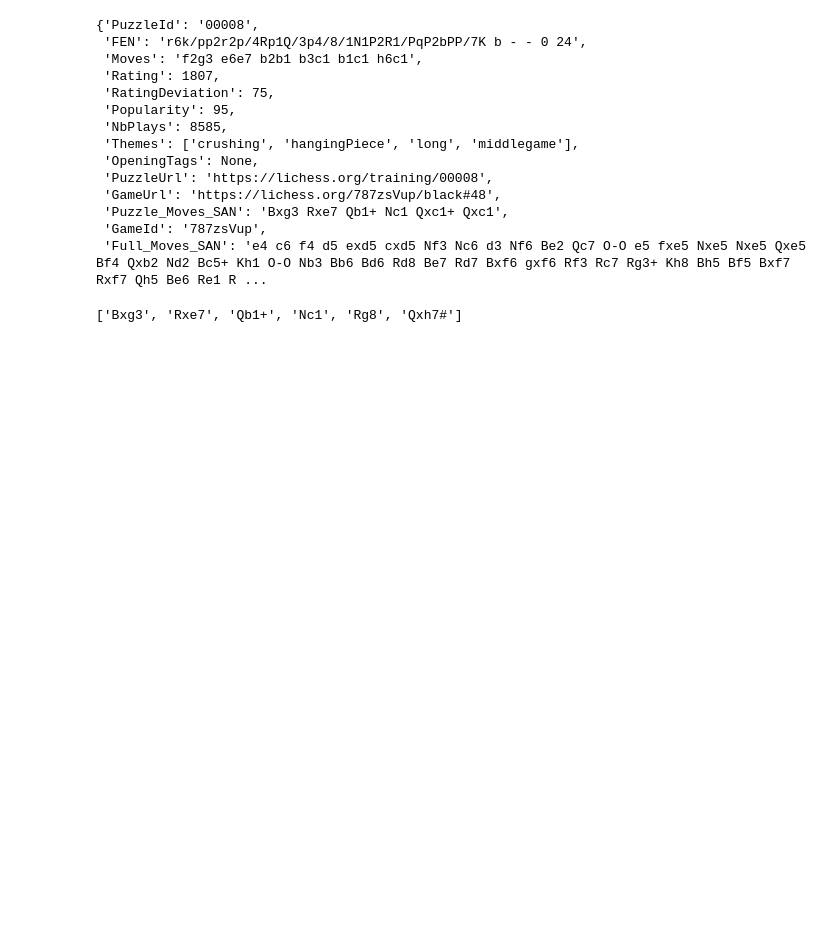
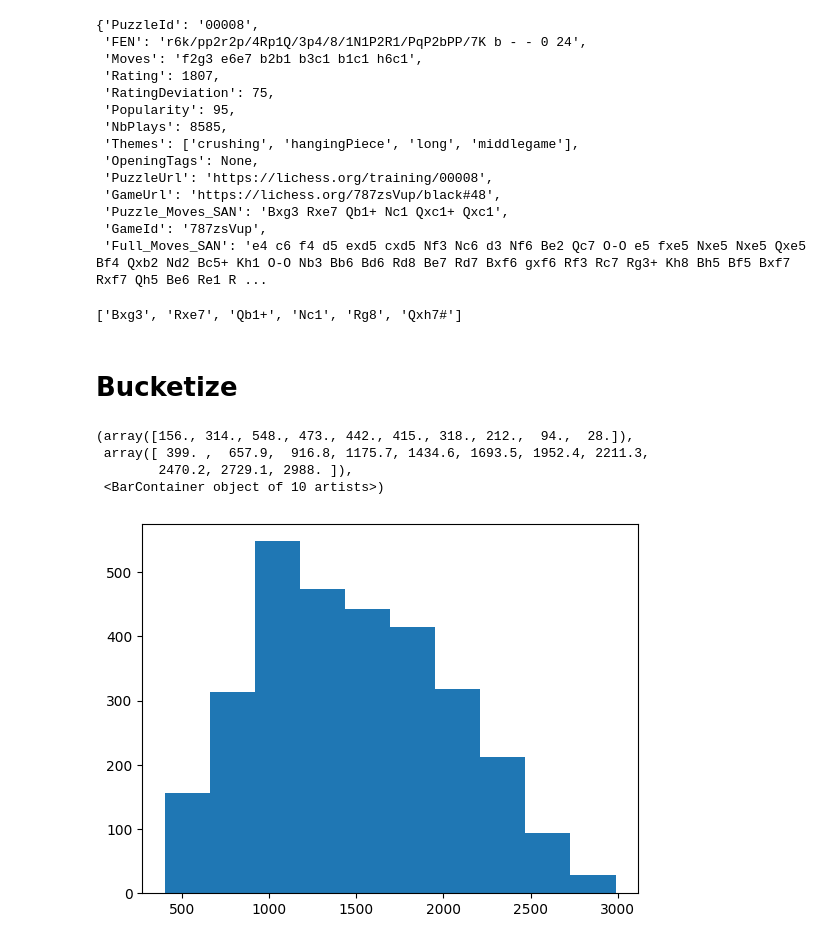
Before and after one commit to DavidHe137/chess-vlm, a Jupyter notebook: notebooks/pgn.ipynb, the cells around one changed output. Drawn from its saved outputs; the diff is of its cells as text; code cells hidden in the pictures; blank space fills up the shorter version.

```diff
--- a/notebooks/pgn.ipynb
+++ b/notebooks/pgn.ipynb
@@ -90,3 +90,15 @@ move_number = int(x["FEN"].split()[-1])
 x["Full_Moves_SAN"].split()[move_number * 2 - 1:]
 # %% [output]
 ['Bxg3', 'Rxe7', 'Qb1+', 'Nc1', 'Rg8', 'Qxh7#']
+# %% [markdown]
+# Bucketize
+# %%
+new_dset = load_from_disk("../data/Lichess/chess-puzzles-3000-full-moves")
+# %%
+plt.hist(new_dset["Rating"])
+# %% [output]
+(array([156., 314., 548., 473., 442., 415., 318., 212.,  94.,  28.]),
+ array([ 399. ,  657.9,  916.8, 1175.7, 1434.6, 1693.5, 1952.4, 2211.3,
+        2470.2, 2729.1, 2988. ]),
+ <BarContainer object of 10 artists>)
+[figure, added]
```
Also changed, not shown: parts of 1 cell of this notebook, 3 other files.
